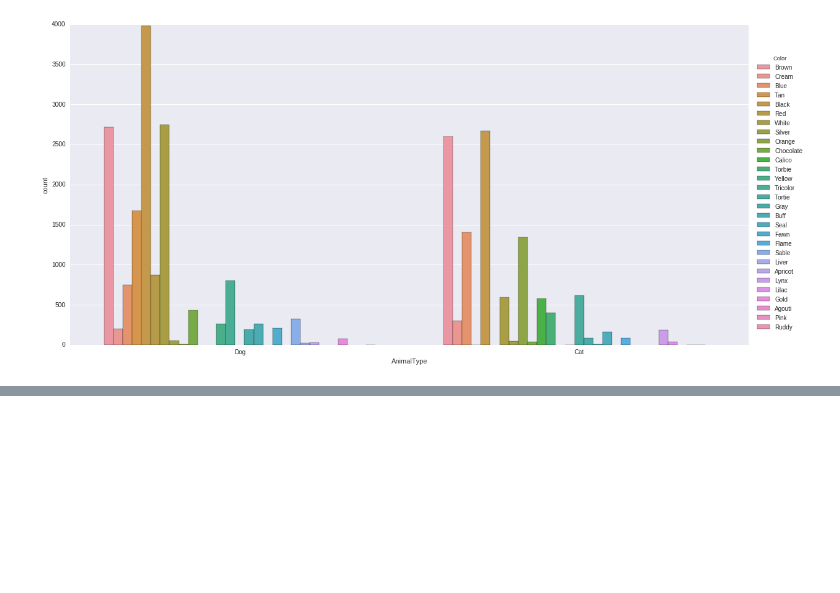
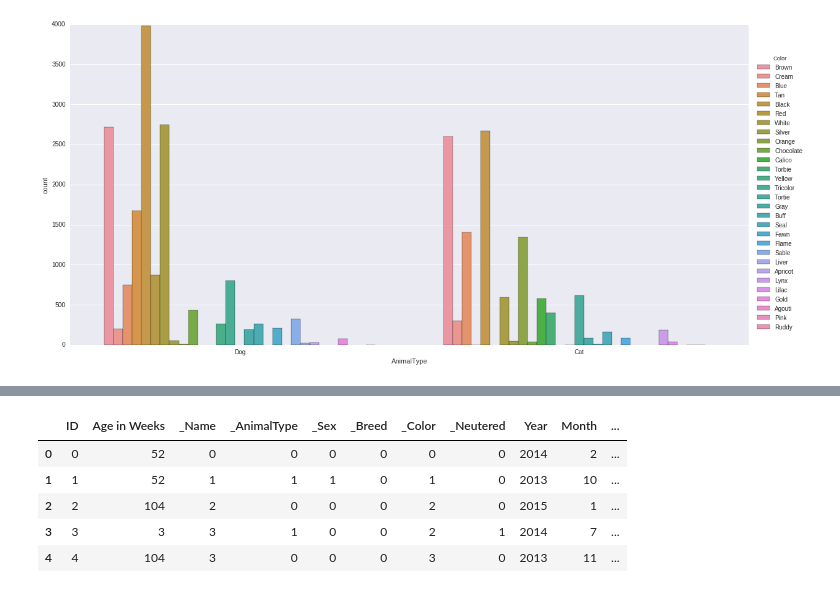
Before and after one commit to Infinite88/animal-shelter, a Jupyter notebook: animal_shelter.ipynb, the cells around one changed output, grey strips where cells are left out. Saved outputs shown, nothing was run; the diff lists cells and outputs as text; code cells hidden in the pictures; blank space fills up the shorter version.

```diff
--- a/animal_shelter.ipynb
+++ b/animal_shelter.ipynb
@@ -286,0 +323,22 @@ X_train, X_test, y_train, y_test = cross_validation.train_test_split(
+# %%
+gnb = GaussianNB()
+log = LogisticRegression()
+knn = KNeighborsClassifier()
+dtc = DecisionTreeClassifier
+svc = SVC()
+ada = AdaBoostClassifier()
+rfc = RandomForestClassifier()
+gbc = GradientBoostingClassifier()
+bc = BaggingClassifier()
+etc = ExtraTreesClassifier()
+# %%
+train_predict(gnb, X_train, y_train, X_test, y_test)
+train_predict(log, X_train, y_train, X_test, y_test)
+train_predict(knn, X_train, y_train, X_test, y_test)
+#train_predict(dtc, X_train, y_train, X_test, y_test)
+train_predict(svc, X_train, y_train, X_test, y_test)
+train_predict(ada, X_train, y_train, X_test, y_test)
+train_predict(rfc, X_train, y_train, X_test, y_test)
+train_predict(gbc, X_train, y_train, X_test, y_test)
+train_predict(bc, X_train, y_train, X_test, y_test)
+train_predict(etc, X_train, y_train, X_test, y_test)
@@ -286,0 +368,2 @@ X_train, X_test, y_train, y_test = cross_validation.train_test_split(
+# %%
+ada.fit(train, trainOutcome)
@@ -286,0 +404,2 @@ X_train, X_test, y_train, y_test = cross_validation.train_test_split(
+# %%
+ada.fit(train,trainOutcome)
@@ -286,0 +428,9 @@ X_train, X_test, y_train, y_test = cross_validation.train_test_split(
+# %%
+train.head()
+# %% [output]
+|  | ID | Age in Weeks | _Name | _AnimalType | _Sex | _Breed | _Color | _Neutered | Year | Month | ... |
+| 0 | 0 | 52 | 0 | 0 | 0 | 0 | 0 | 0 | 2014 | 2 | ... |
+| 1 | 1 | 52 | 1 | 1 | 1 | 0 | 1 | 0 | 2013 | 10 | ... |
+| 2 | 2 | 104 | 2 | 0 | 0 | 0 | 2 | 0 | 2015 | 1 | ... |
+| 3 | 3 | 3 | 3 | 1 | 0 | 0 | 2 | 1 | 2014 | 7 | ... |
+| 4 | 4 | 104 | 3 | 0 | 0 | 0 | 3 | 0 | 2013 | 11 | ... |
```
Also changed, not shown: parts of 25 cells of this notebook, 2 other files.
